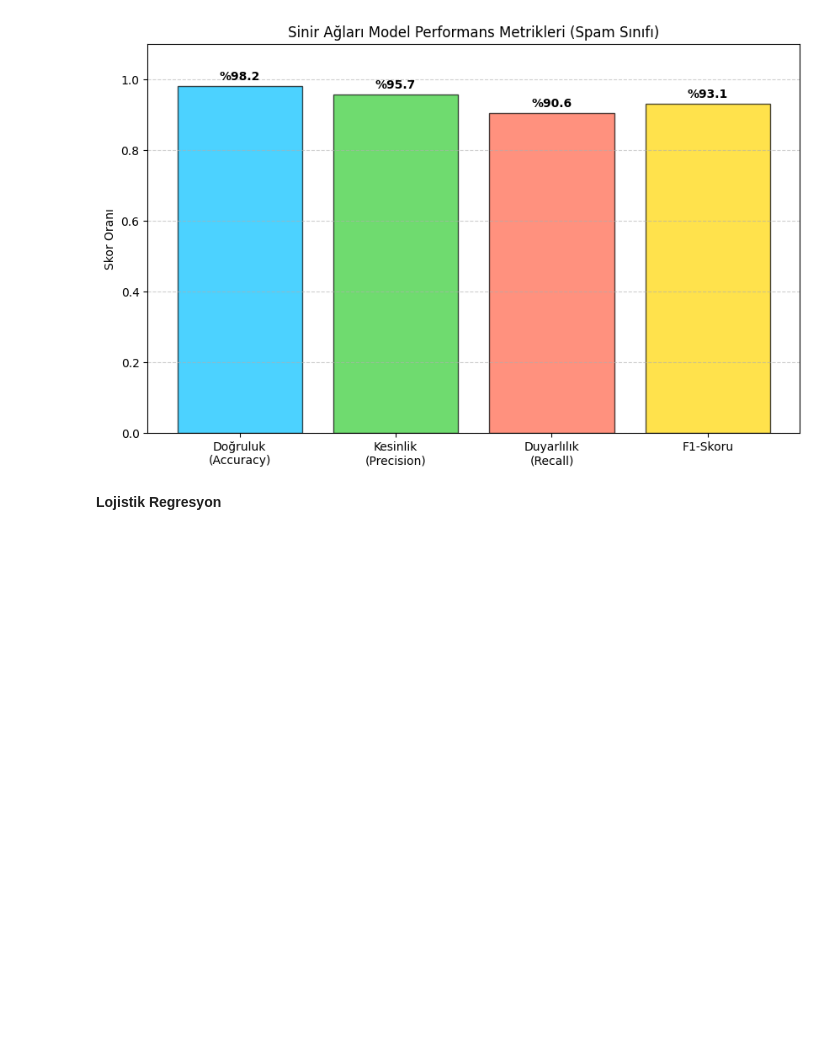
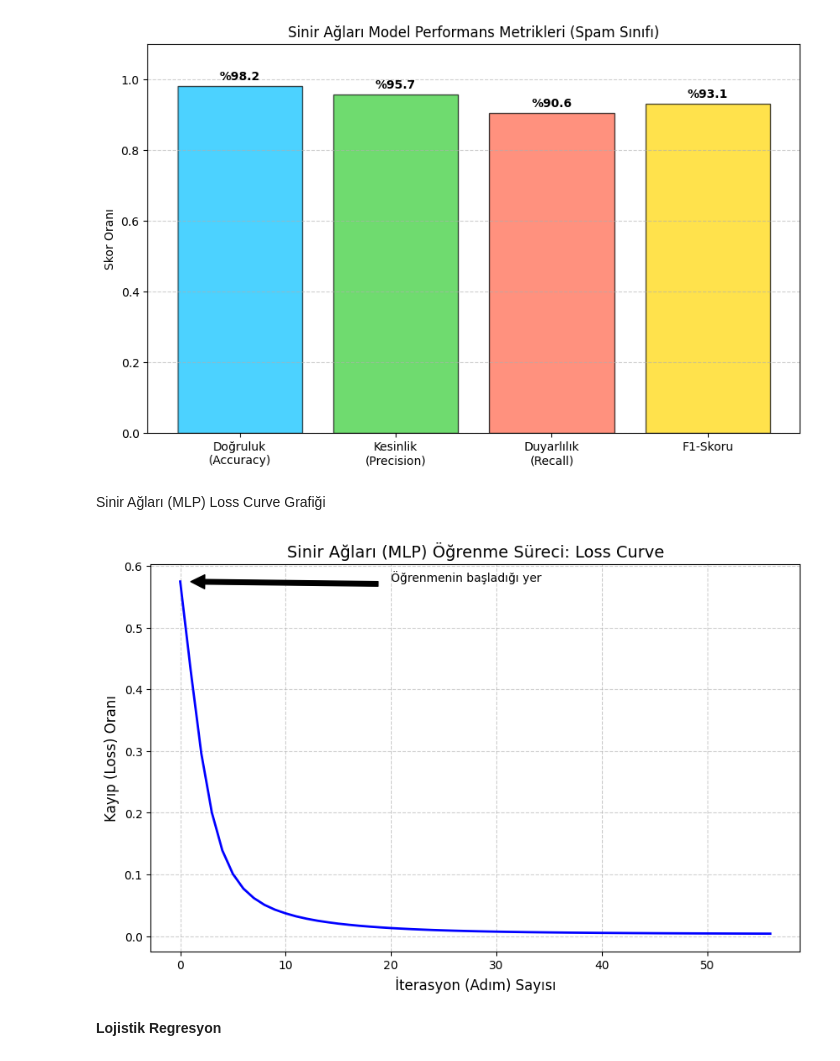
Before and after one commit to zeynepbykn/SMS_Spam_Tespiti_Proje, a Jupyter notebook: SMS_spam_veriBilimi_proje.ipynb, the cells around one changed output. Cells and saved outputs as stored; diff of their text form; code cells hidden in the pictures; blank space fills up the shorter version.

```diff
--- a/SMS_spam_veriBilimi_proje.ipynb
+++ b/SMS_spam_veriBilimi_proje.ipynb
@@ -361,6 +361,32 @@ plt.grid(axis='y', linestyle='--', alpha=0.6)
 plt.show()
 # %% [output]
 [figure]
+# %% [markdown]
+Sinir Ağları (MLP) Loss Curve Grafiği
+# %%
+import matplotlib.pyplot as plt
+
+#  Modeli eğitirken 'loss' değerlerini alıyoruz
+# Not: MLPClassifier varsayılan olarak 'loss_curve_' özelliğine sahiptir.
+kayip_degerleri = mlp_model.loss_curve_
+
+# Görselleştirme
+plt.figure(figsize=(10, 6))
+plt.plot(kayip_degerleri, color='blue', linewidth=2)
+
+plt.title('Sinir Ağları (MLP) Öğrenme Süreci: Loss Curve', fontsize=14)
+plt.xlabel('İterasyon (Adım) Sayısı', fontsize=12)
+plt.ylabel('Kayıp (Loss) Oranı', fontsize=12)
+plt.grid(True, linestyle='--', alpha=0.6)
+
+# Grafiğin üzerine küçük bir not ekleyelim
+plt.annotate('Öğrenmenin başladığı yer', xy=(0, kayip_degerleri[0]),
+             xytext=(20, kayip_degerleri[0]),
+             arrowprops=dict(facecolor='black', shrink=0.05))
+
+plt.show()
+# %% [output]
+[figure, added]
 # %% [markdown]
 **Lojistik Regresyon**
 # %%
```
Also changed, not shown: parts of 9 cells of this notebook.
